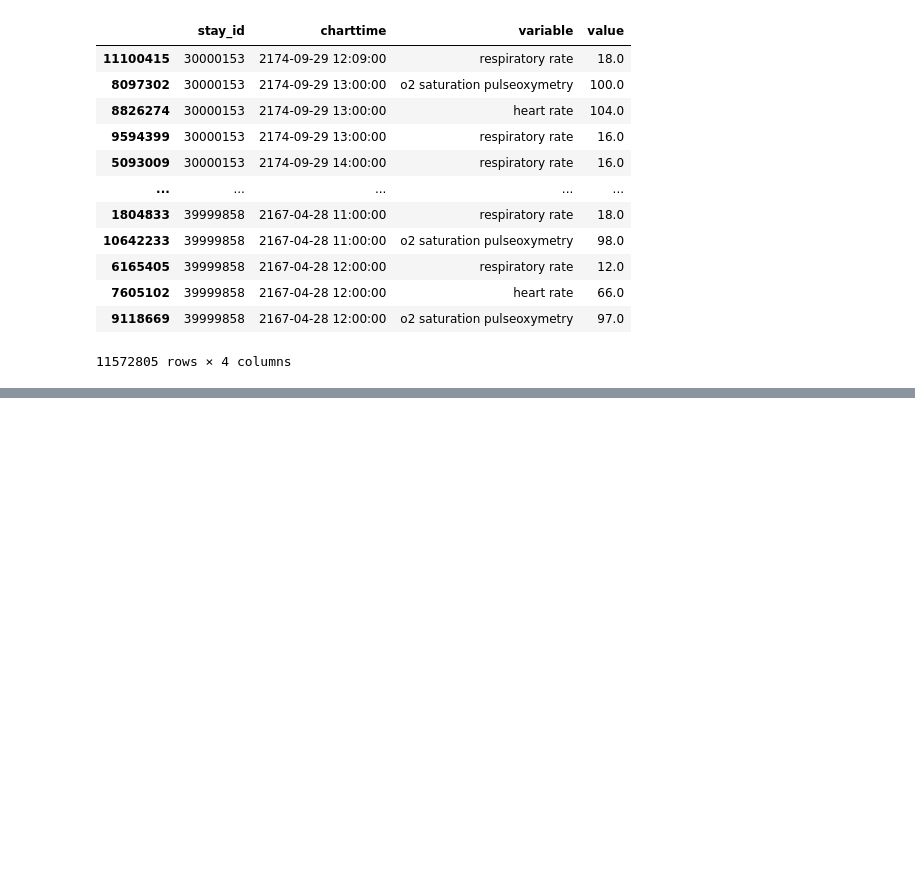
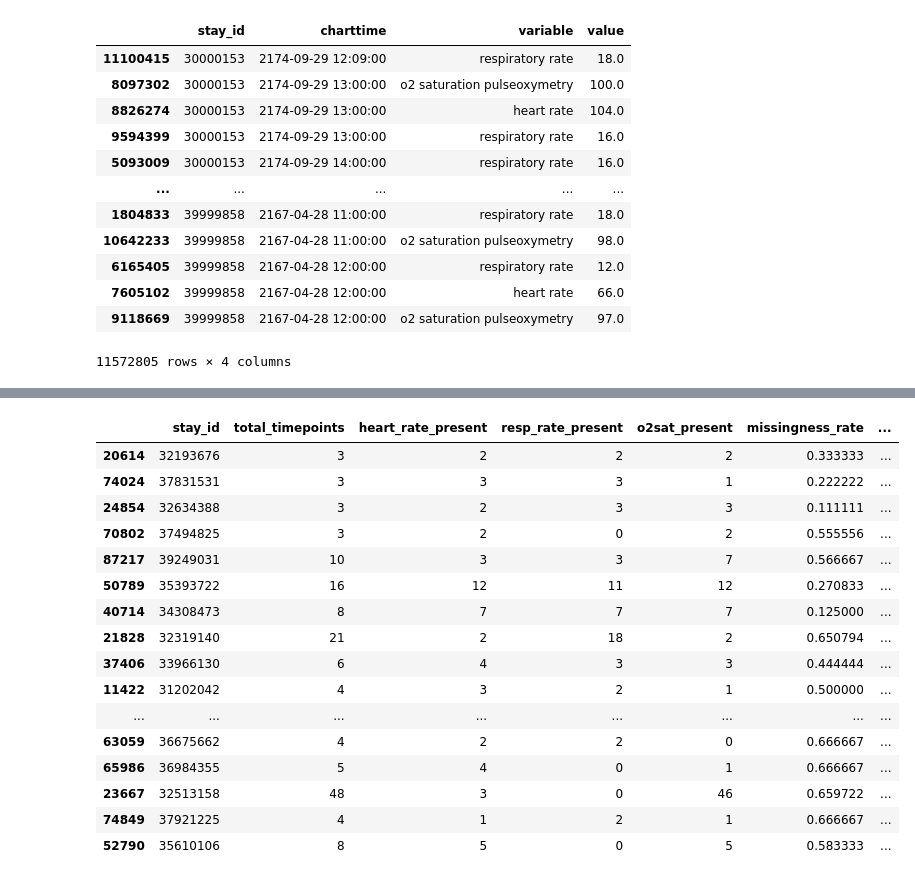
Before and after one commit to haojunzhuang/cs281a_final_proj, a Jupyter notebook: example.ipynb, the cells around one changed output, grey strips where cells are left out. Cells and saved outputs as stored; diff of their text form; code cells hidden in the pictures; blank space fills up the shorter version.

```diff
--- a/example.ipynb
+++ b/example.ipynb
@@ -51,0 +134,20 @@ plt.show()
+# %%
+irregularity_df.head(20)
+# %% [output]
+|  | stay_id | total_timepoints | heart_rate_present | resp_rate_present | o2sat_present | missingness_rate | ... |
+| 20614 | 32193676 | 3 | 2 | 2 | 2 | 0.333333 | ... |
+| 74024 | 37831531 | 3 | 3 | 3 | 1 | 0.222222 | ... |
+| 24854 | 32634388 | 3 | 2 | 3 | 3 | 0.111111 | ... |
+| 70802 | 37494825 | 3 | 2 | 0 | 2 | 0.555556 | ... |
+| 87217 | 39249031 | 10 | 3 | 3 | 7 | 0.566667 | ... |
+| 50789 | 35393722 | 16 | 12 | 11 | 12 | 0.270833 | ... |
+| 40714 | 34308473 | 8 | 7 | 7 | 7 | 0.125000 | ... |
+| 21828 | 32319140 | 21 | 2 | 18 | 2 | 0.650794 | ... |
+| 37406 | 33966130 | 6 | 4 | 3 | 3 | 0.444444 | ... |
+| 11422 | 31202042 | 4 | 3 | 2 | 1 | 0.500000 | ... |
+| ... | ... | ... | ... | ... | ... | ... | ... |
+| 63059 | 36675662 | 4 | 2 | 2 | 0 | 0.666667 | ... |
+| 65986 | 36984355 | 5 | 4 | 0 | 1 | 0.666667 | ... |
+| 23667 | 32513158 | 48 | 3 | 0 | 46 | 0.659722 | ... |
+| 74849 | 37921225 | 4 | 1 | 2 | 1 | 0.666667 | ... |
+| 52790 | 35610106 | 8 | 5 | 0 | 5 | 0.583333 | ... |
```
Also changed, not shown: parts of 3 cells of this notebook, 3 other files.
